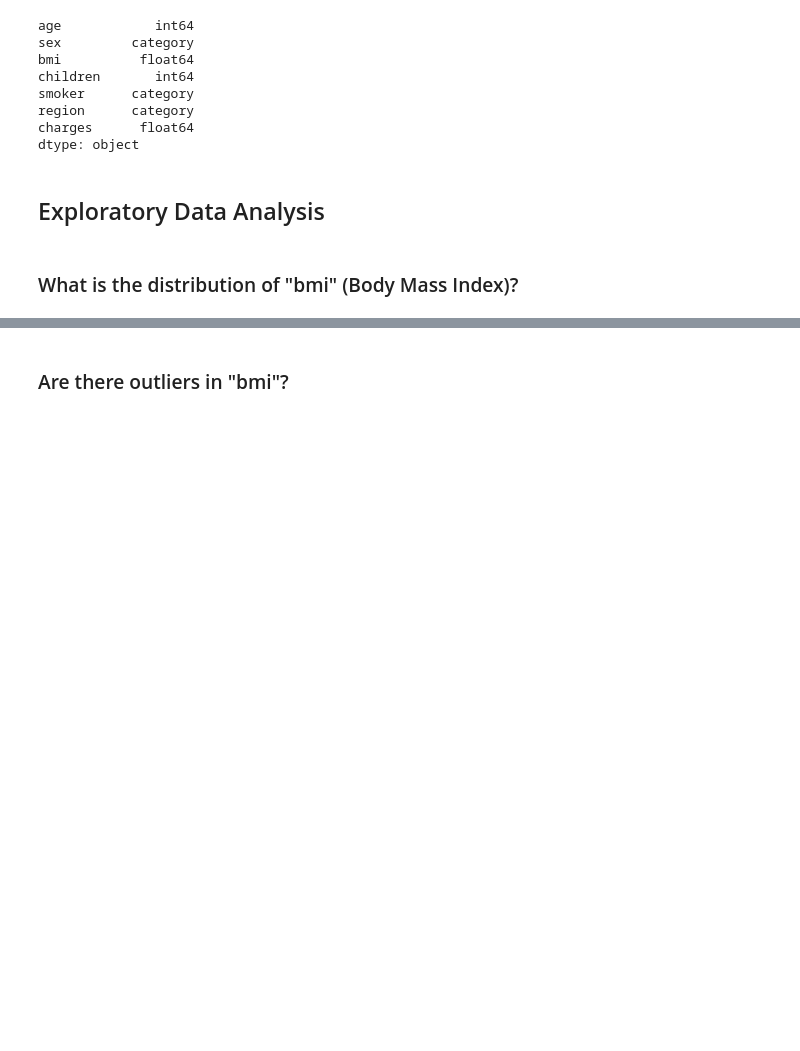
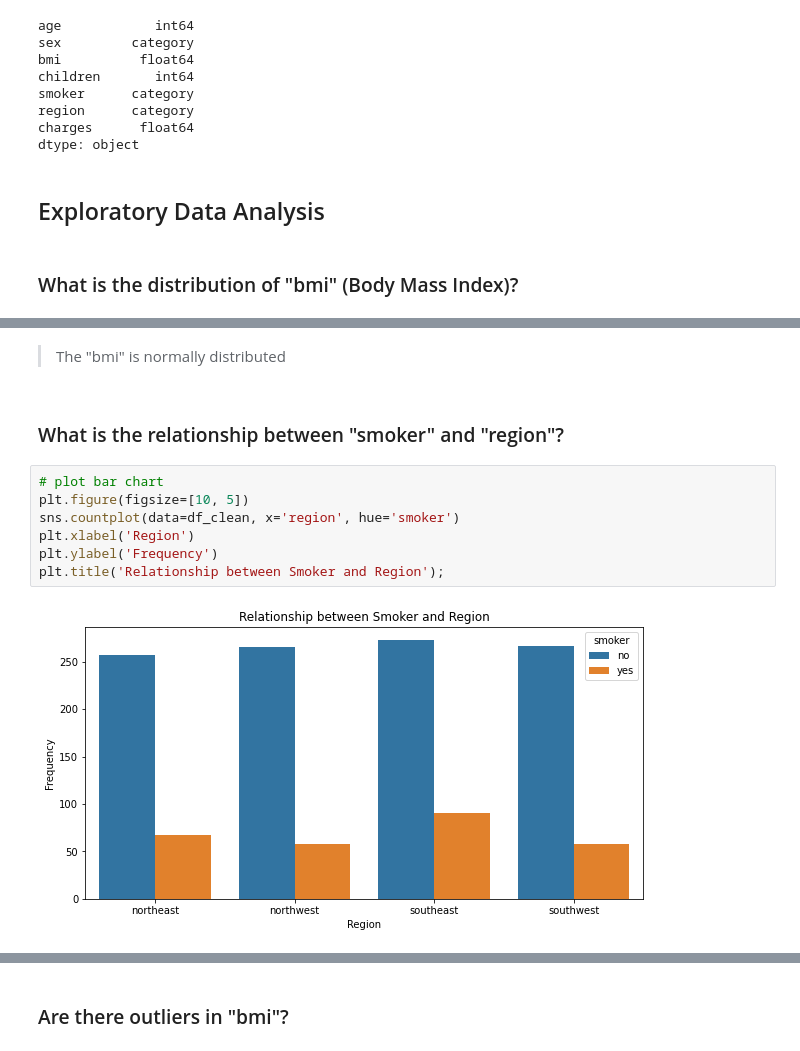
Before and after one commit to flowerfatih/Global_AI_TeamExplorer, a Jupyter notebook: medical_cost_analysis_TeamExplorer.ipynb, the cells around one changed output, grey strips where cells are left out. Saved outputs shown, nothing was run; the diff lists cells and outputs as text; blank space fills up the shorter version.

```diff
--- a/medical_cost_analysis_TeamExplorer.ipynb
+++ b/medical_cost_analysis_TeamExplorer.ipynb
@@ -190,3 +190,16 @@ plt.ylabel('Frequency', fontsize=14)
 plt.title('Distribution of Body Mass Index', fontsize=20);
 # %% [output]
 [figure]
+# %% [markdown]
+> The "bmi" is normally distributed
+# %% [markdown]
+### What is the relationship between "smoker" and "region"?
+# %%
+# plot bar chart
+plt.figure(figsize=[10, 5])
+sns.countplot(data=df_clean, x='region', hue='smoker')
+plt.xlabel('Region')
+plt.ylabel('Frequency')
+plt.title('Relationship between Smoker and Region');
+# %% [output]
+[figure, added]
```
Also changed, not shown: parts of 29 cells of this notebook.
